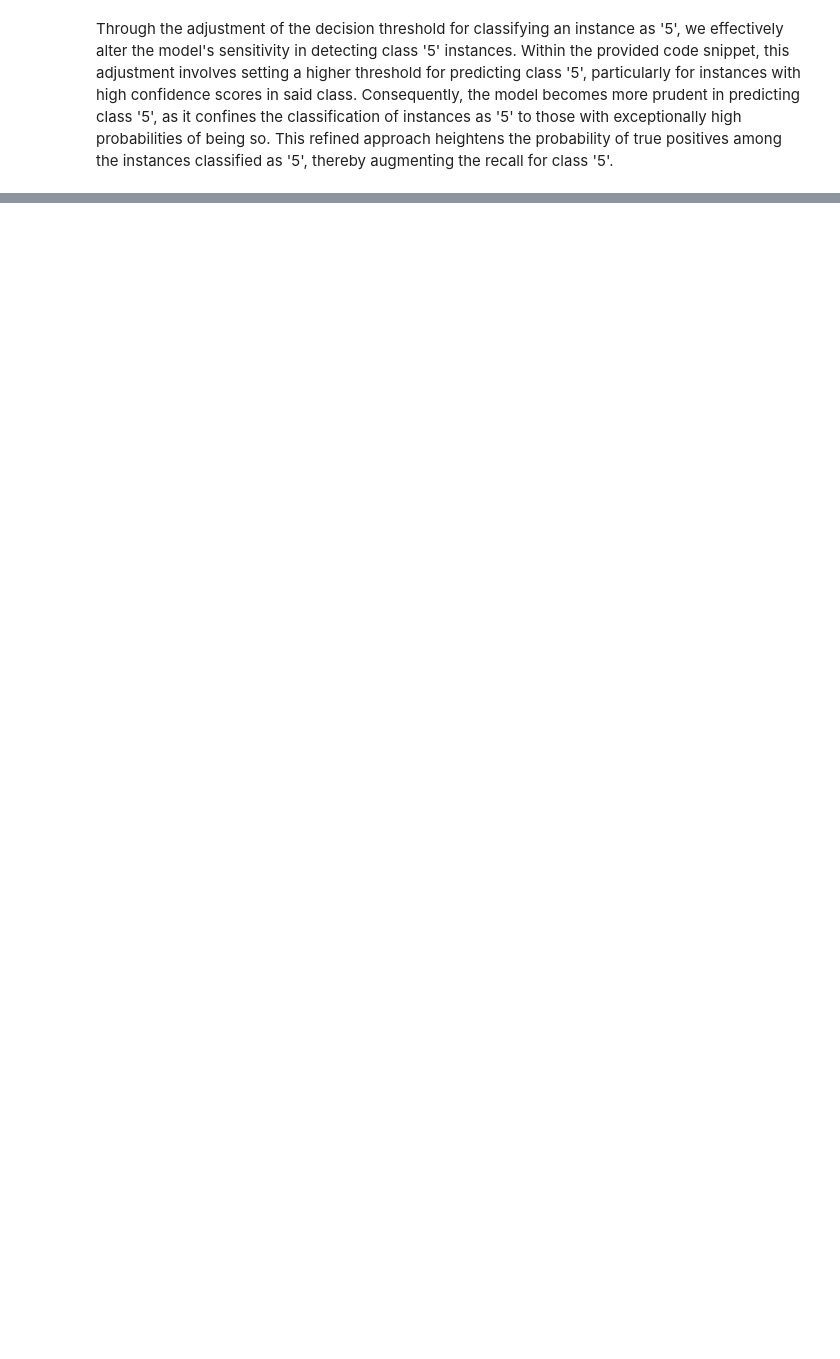
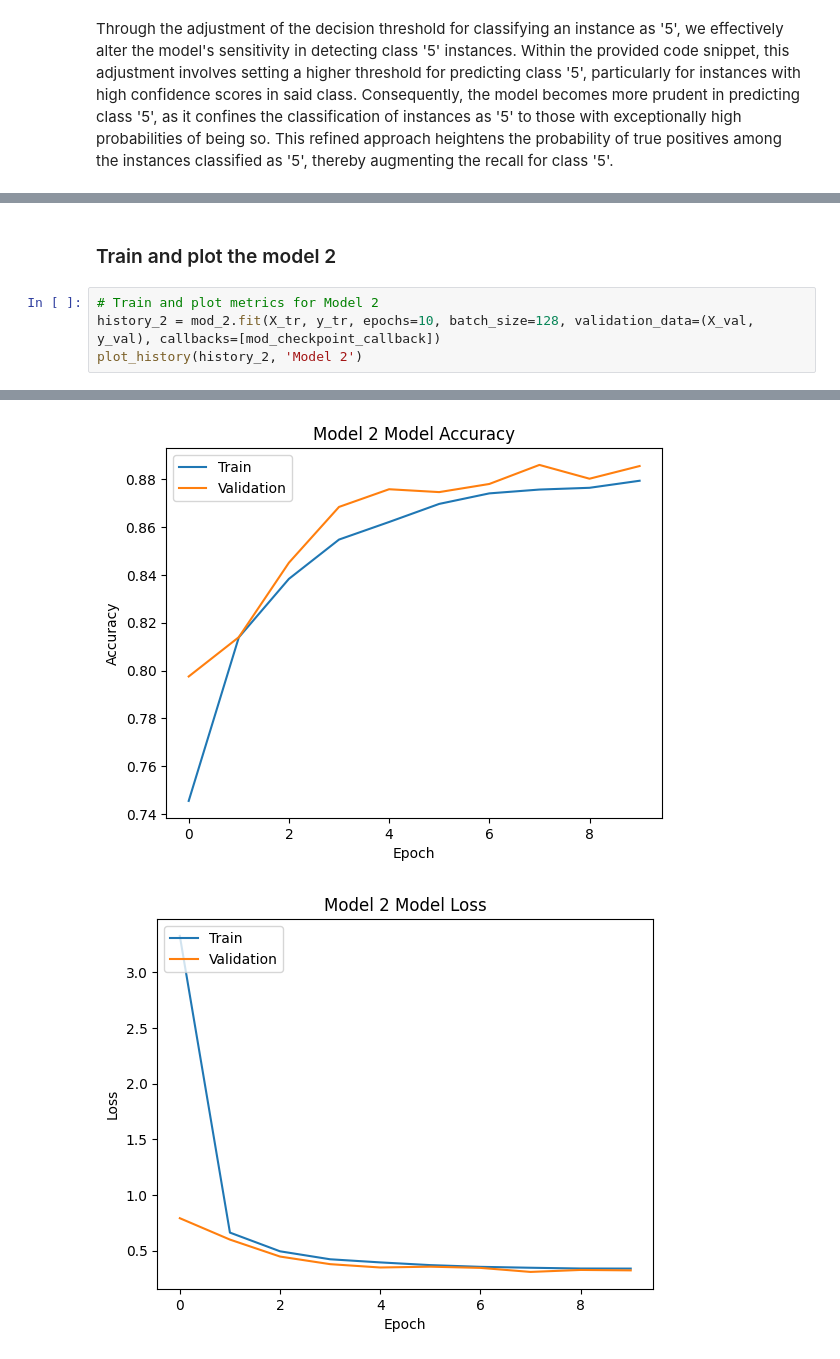
Before and after one commit to johnpalber/CSCN8010-labs, a Jupyter notebook: lab8.ipynb, the cells around one changed output, grey strips where cells are left out. Drawn from its saved outputs; the diff is of its cells as text; blank space fills up the shorter version.

```diff
--- a/lab8.ipynb
+++ b/lab8.ipynb
@@ -196,0 +398,7 @@ Through the adjustment of the decision threshold for classifying an instance as
+# %% [markdown]
+### Train and plot the model 2
+# %%
+# Train and plot metrics for Model 2
+history_2 = mod_2.fit(X_tr, y_tr, epochs=10, batch_size=128, validation_data=(X_val, y_val), callbacks=[mod_checkpoint_callback])
+plot_history(history_2, 'Model 2')
+# %% [output]
@@ -196,0 +425,2 @@ Through the adjustment of the decision threshold for classifying an instance as
+[figure, added]
+[figure, added]
```
Also changed, not shown: parts of 49 cells of this notebook, 2 other files.
